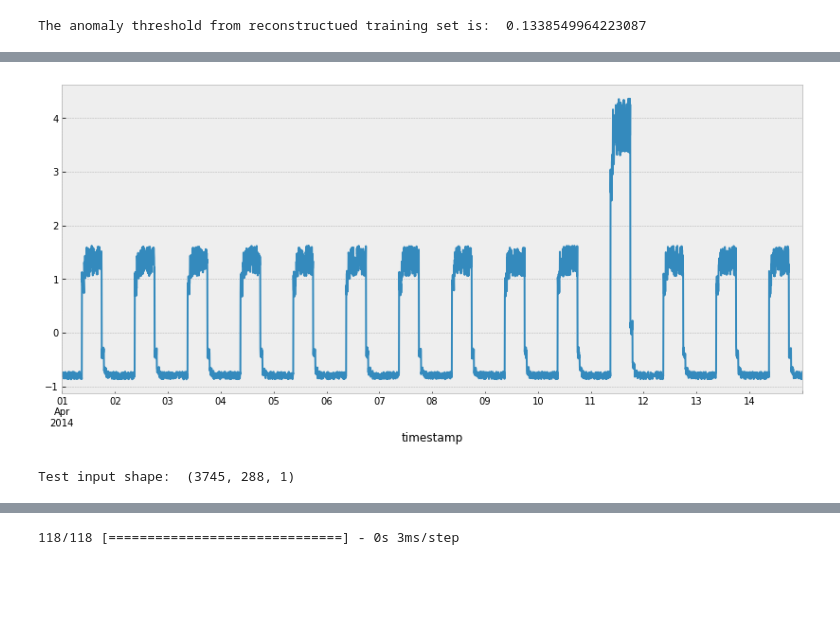
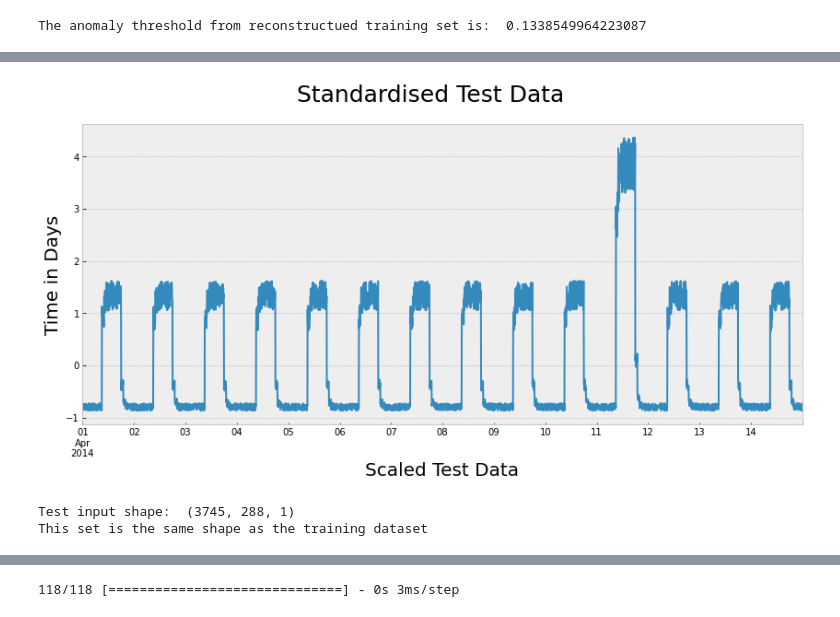
Before and after one commit to RYANCOX00/mach_stats_coursework, a Jupyter notebook: keras_time_anomaly.ipynb, the cells around one changed output, grey strips where cells are left out. Cells and saved outputs as stored; diff of their text form; code cells hidden in the pictures; blank space fills up the shorter version.

```diff
--- a/keras_time_anomaly.ipynb
+++ b/keras_time_anomaly.ipynb
@@ -617,16 +624,27 @@ The anomaly threshold from reconstructued training set is:  0.1338549964223087
 df_test_value = (df_daily_jumpsup - train_mean) / train_std
 # %%
-#
+# Creating a plot to view the test values.
 fig, ax = plt.subplots(figsize=(14,6))
-#
-df_test_value.plot(legend=False, ax=ax);
+# Plotting the test values.
+df_test_value.plot(legend=False, ax=ax)
+
+# Setting x label.
+ax.set_xlabel("Scaled Test Data", fontsize=20)
+
+# Seting y label.
+ax.set_ylabel("Time in Days", fontsize=20)
+
+# Setting title.
+fig.suptitle('Standardised Test Data', fontsize=25);
 # %% [output]
-[figure, old version]
+[figure, new version]
 # %%
-# Create sequences from test values.
+# Create sequences/ windows from test values.
 x_test = windows(df_test_value.values)
 
 #
 print("Test input shape: ", x_test.shape)
+print("This set is the same shape as the training dataset")
 # %% [output]
 Test input shape:  (3745, 288, 1)
+This set is the same shape as the training dataset
```
Also changed, not shown: parts of 12 cells of this notebook.
